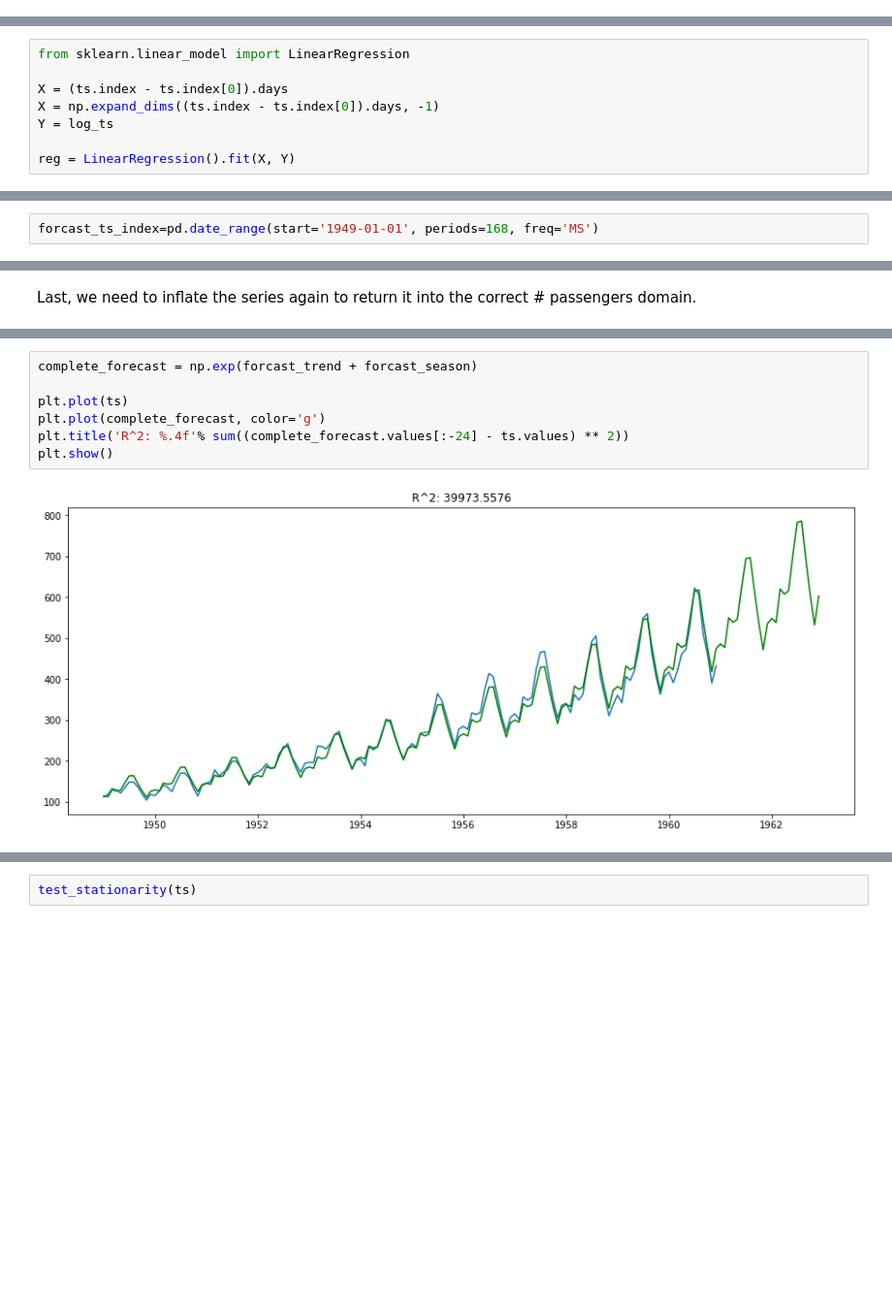
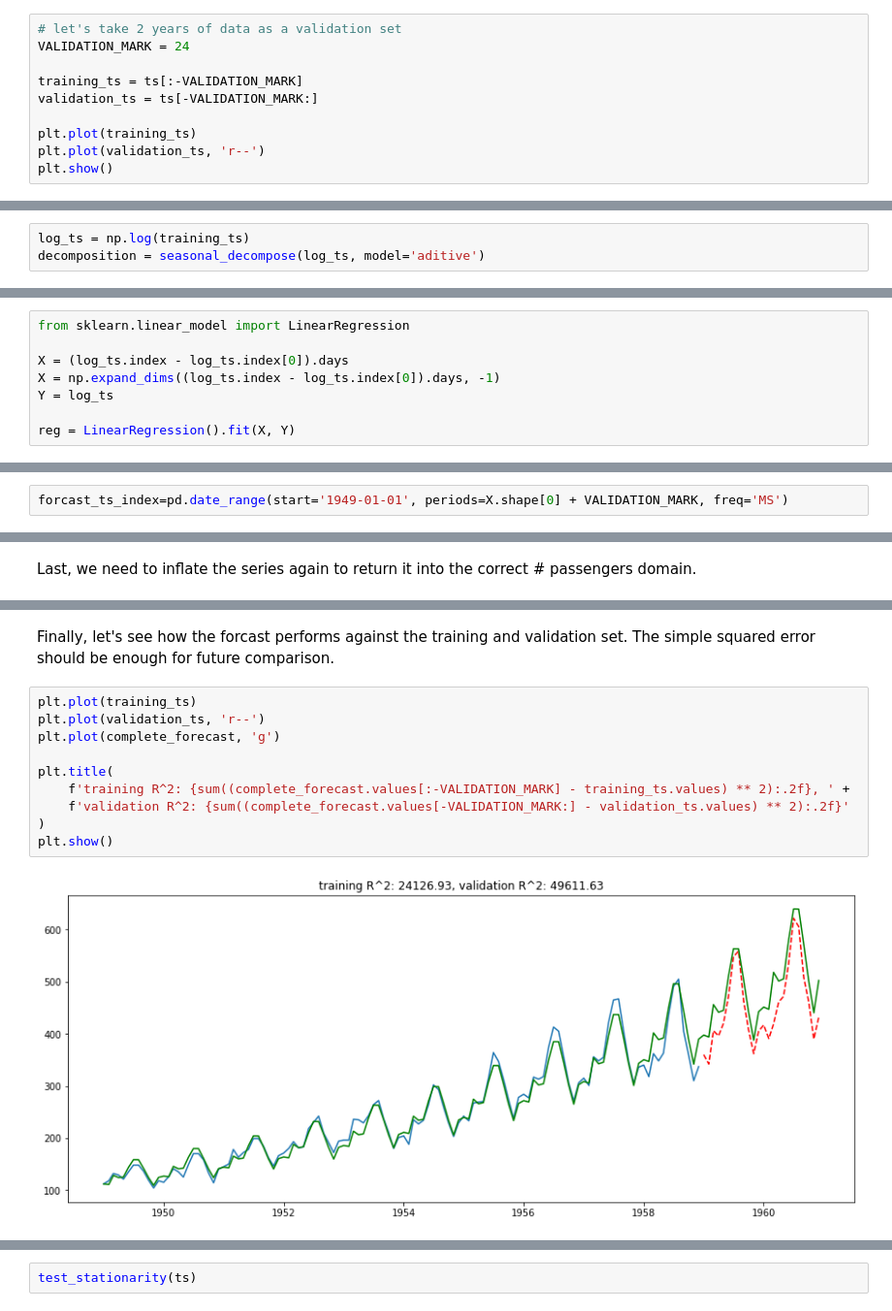
Before and after one commit to mlcollege/time-series-analysis, a Jupyter notebook: src/arima-complete.ipynb, the cells around one changed output, grey strips where cells are left out. Shown at 97% size. Saved outputs shown, nothing was run; the diff lists cells and outputs as text; blank space fills up the shorter version.

```diff
--- a/src/arima-complete.ipynb
+++ b/src/arima-complete.ipynb
@@ -104,0 +141,10 @@ We can use decomposed model for a simple forcasting. We would assume that in the
+# %%
+# let's take 2 years of data as a validation set
+VALIDATION_MARK = 24
+
+training_ts = ts[:-VALIDATION_MARK]
+validation_ts = ts[-VALIDATION_MARK:]
+
+plt.plot(training_ts)
+plt.plot(validation_ts, 'r--')
+plt.show()
@@ -104,0 +155,3 @@ We can use decomposed model for a simple forcasting. We would assume that in the
+# %%
+log_ts = np.log(training_ts)
+decomposition = seasonal_decompose(log_ts, model='aditive')
@@ -113,8 +170,8 @@ We can approximate trend with simple linear regression (once the series is defla
 # %%
 from sklearn.linear_model import LinearRegression
 
-X = (ts.index - ts.index[0]).days
-X = np.expand_dims((ts.index - ts.index[0]).days, -1)
+X = (log_ts.index - log_ts.index[0]).days
+X = np.expand_dims((log_ts.index - log_ts.index[0]).days, -1)
 Y = log_ts
 
 reg = LinearRegression().fit(X, Y)
@@ -129,5 +186,5 @@ Now we prepare a new date range (with extra two years for prediction) and predic
 # %%
-forcast_ts_index=pd.date_range(start='1949-01-01', periods=168, freq='MS')
+forcast_ts_index=pd.date_range(start='1949-01-01', periods=X.shape[0] + VALIDATION_MARK, freq='MS')
 # %%
 x = np.expand_dims((forcast_ts_index - forcast_ts_index[0]).days, -1)
 forcast_trend = pd.Series(reg.predict(x), index=forcast_ts_index)
@@ -156,10 +217,15 @@ Last, we need to inflate the series again to return it into the correct # passen
+# %% [markdown]
+Finally, let's see how the forcast performs against the training and validation set. The simple squared error should be enough for future comparison.
 # %%
-complete_forecast = np.exp(forcast_trend + forcast_season)
+plt.plot(training_ts)
+plt.plot(validation_ts, 'r--')
+plt.plot(complete_forecast, 'g')
 
-plt.plot(ts)
-plt.plot(complete_forecast, color='g')
-plt.title('R^2: %.4f'% sum((complete_forecast.values[:-24] - ts.values) ** 2))
+plt.title(
+    f'training R^2: {sum((complete_forecast.values[:-VALIDATION_MARK] - training_ts.values) ** 2):.2f}, ' +
+    f'validation R^2: {sum((complete_forecast.values[-VALIDATION_MARK:] - validation_ts.values) ** 2):.2f}'
+)
 plt.show()
 # %% [output]
-[figure, old version]
+[figure, new version]
 # %% [markdown]
```
Also changed, not shown: parts of 40 cells of this notebook, 6 other files.
